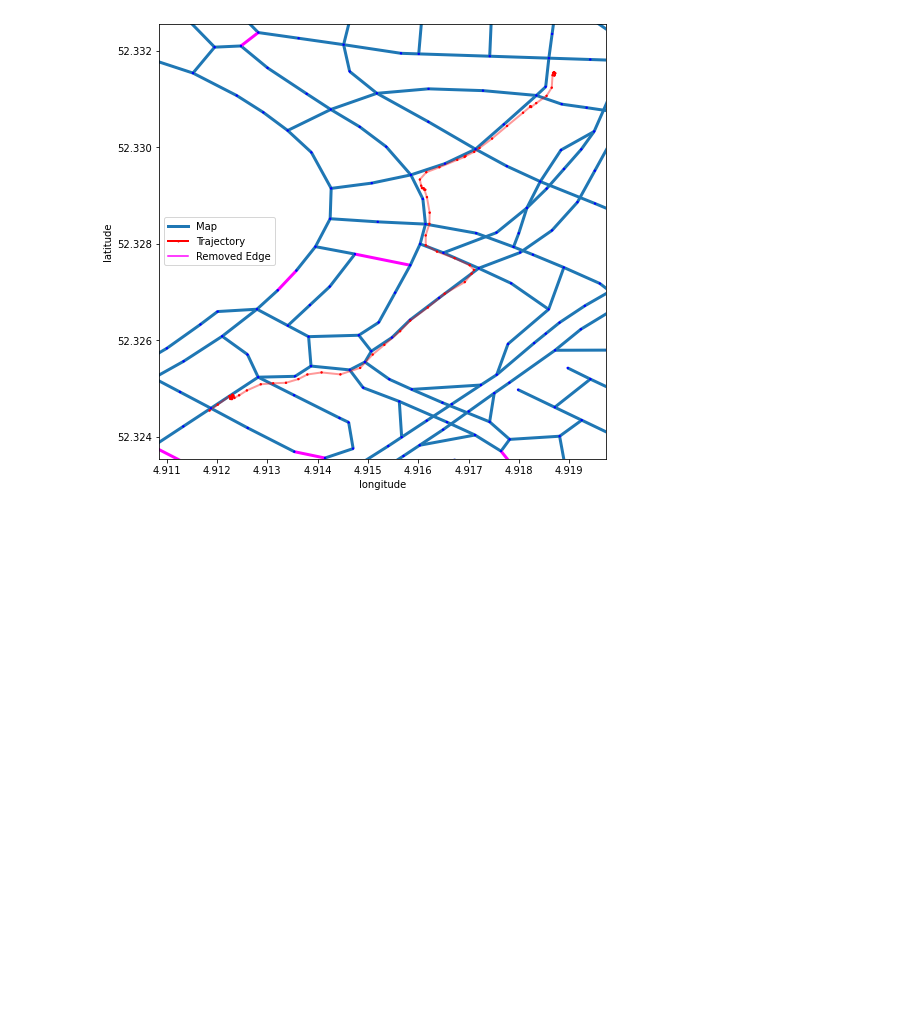
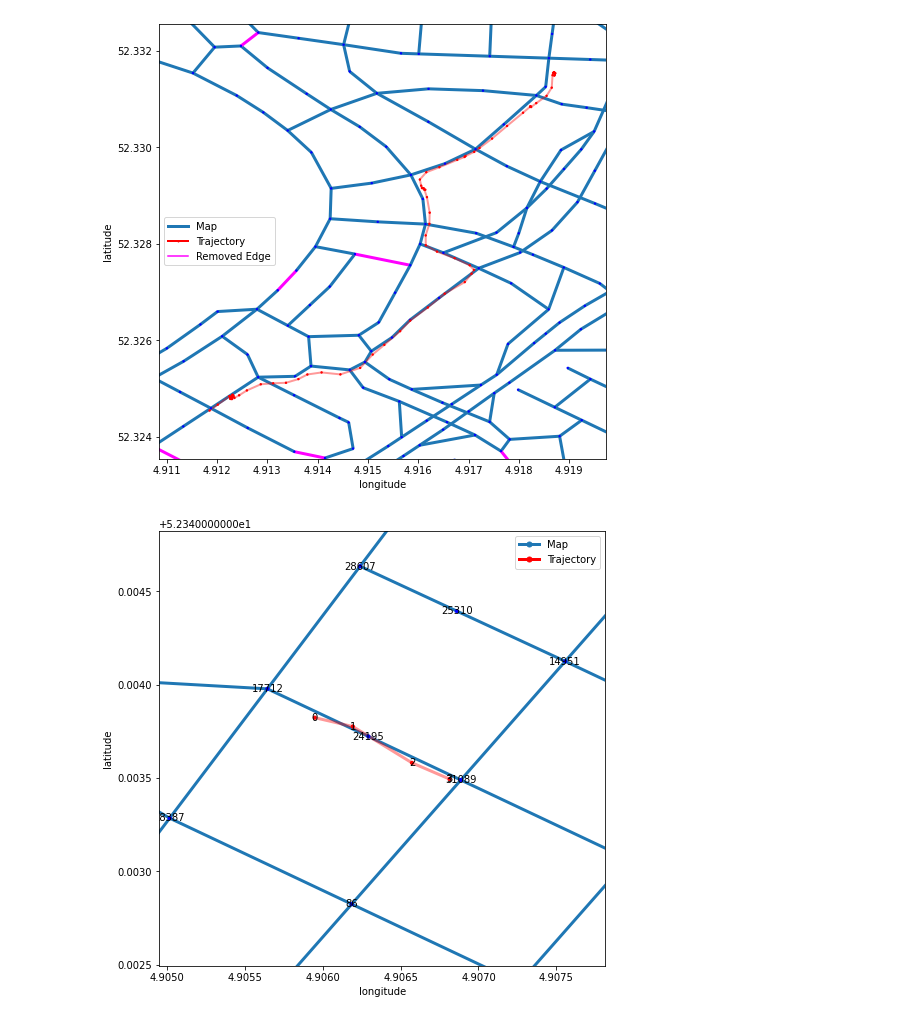
Before and after one commit to KJ-Waller/SyntheticHighways, a Jupyter notebook: ChangeDetection/notebooks/PresentationFigures.ipynb, the cells around one changed output. Drawn from its saved outputs; the diff is of its cells as text; code cells hidden in the pictures; blank space fills up the shorter version.

Commit message:
added presentation figures notebook

```diff
--- a/ChangeDetection/notebooks/PresentationFigures.ipynb
+++ b/ChangeDetection/notebooks/PresentationFigures.ipynb
@@ -33,3 +33,11 @@ plot_graph(snapshot_to_nxgraph(G_diff, [t]), zoom_on_traj=True, show_nodes=True,
           G_edge_width=3, G_node_size=2, traj_alpha=0.4)
 # %% [output]
 [figure]
+# %%
+t_idx = 0
+t = T2['T'][t_idx][:4]
+
+plot_graph(snapshot_to_nxgraph(G1,[t]), zoom_on_traj=True, show_nodes=True, G_node_size=10, T_node_size=10,
+           G_edge_width=3, T_edge_width=3, traj_alpha=0.4, show_labels=True, fontsize=10)
+# %% [output]
+[figure, added]
```
Also changed, not shown: parts of 5 cells of this notebook.
